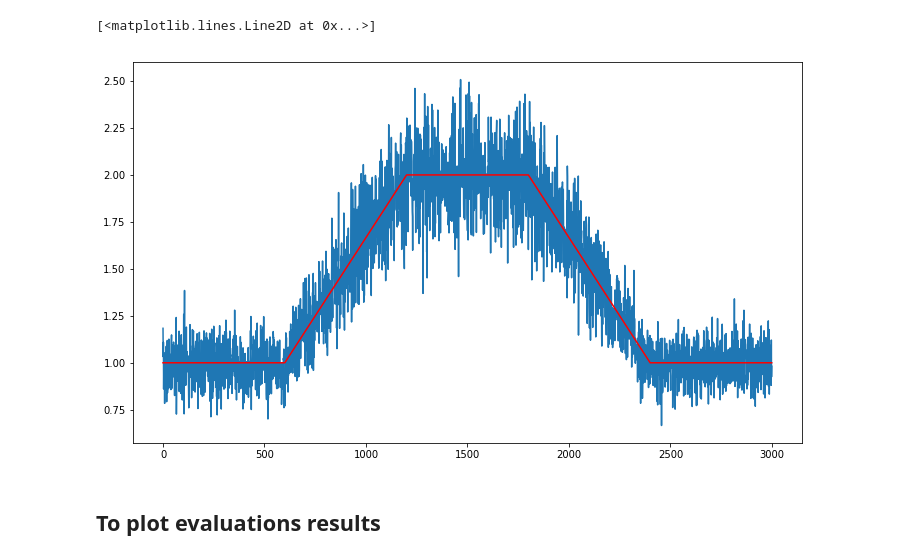
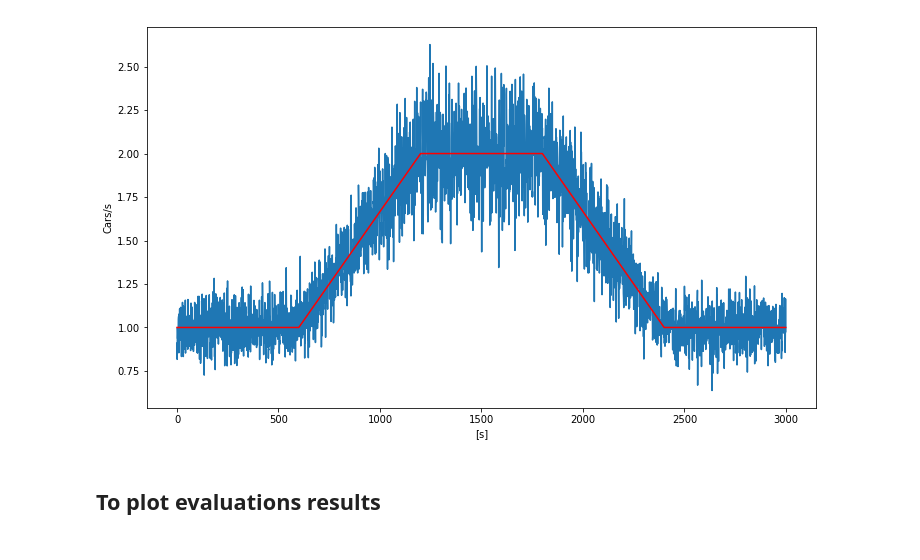
Before and after one commit to jrdmose/MS_Transports_RL, a Jupyter notebook: Scripts/Simple_Cross/cross_RL/Plotting.ipynb, the cells around one changed output. Cells and saved outputs as stored; diff of their text form; code cells hidden in the pictures.

Commit message:
Results runs

```diff
--- a/Scripts/Simple_Cross/cross_RL/Plotting.ipynb
+++ b/Scripts/Simple_Cross/cross_RL/Plotting.ipynb
@@ -33,35 +33,37 @@ def get_veh_sec(x, demand,high, nominal,total_time):
 
 def get_veh_sec_wo_rand(x, demand,high, nominal,total_time):
 
     factor = 10
 
     if demand == "rush":
         part = total_time/5
         if x < part:
             return nominal
         if x < 2*part:
             aux = (nominal-high)/(-part)*x + nominal + (nominal-high)
             return aux
         if x < 3*part:
             return high
         if x < 4*part:
             aux = -(high-nominal)/(part)*x + high+(high-nominal)*3
             return aux
         else:
             return nominal
     else:
         return 1
 x = []
 y = []
 for i in range(3000):
     x.append(get_veh_sec(i, "rush", 2, 1, 3000))
     y.append(get_veh_sec_wo_rand(i, "rush", 2, 1, 3000))
 
 plt.plot(x)
 plt.plot(y, color = 'r')
+plt.xlabel("[s]")
+plt.ylabel("Cars/s")
+plt.savefig("../Experiment_results/img/demand")
 # %% [output]
-[<matplotlib.lines.Line2D at 0x...>]
-[figure, old version]
+[figure, new version]
 # %% [markdown]
 ## To plot evaluations results
 # %%
```
Also changed, not shown: parts of 8 cells of this notebook, 13 other files.
